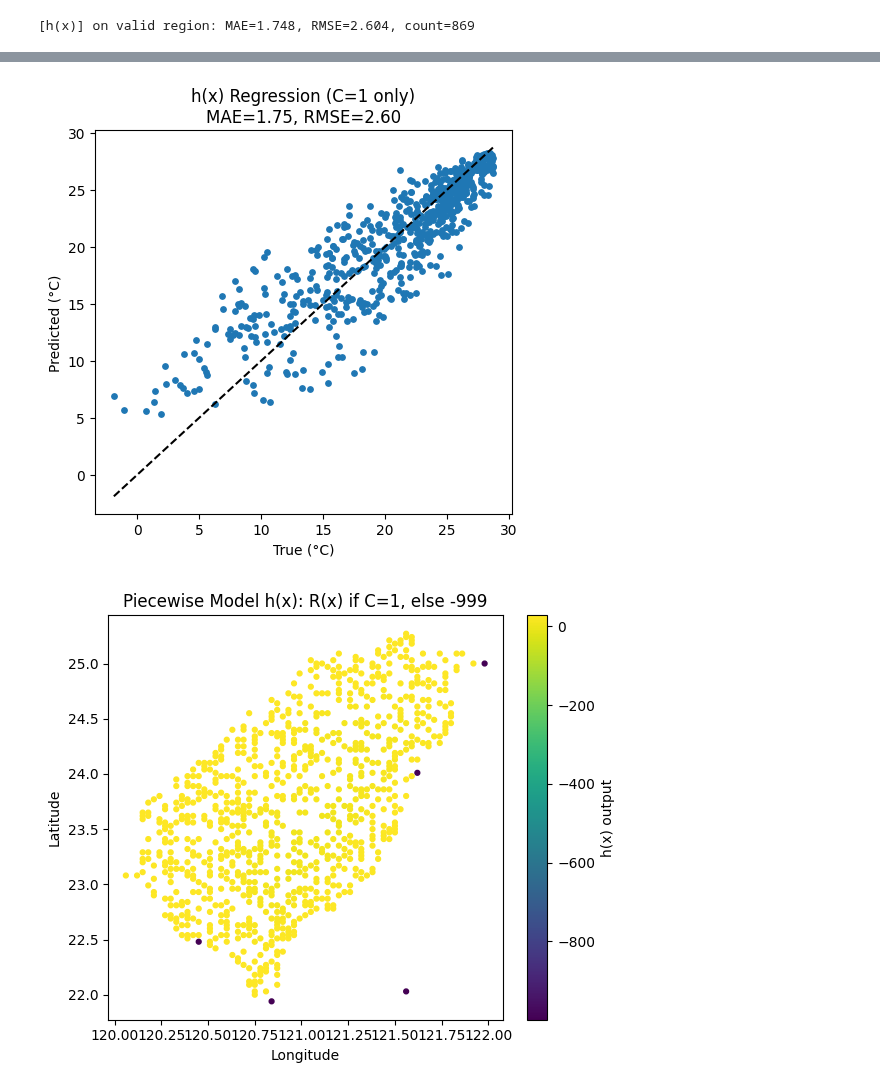
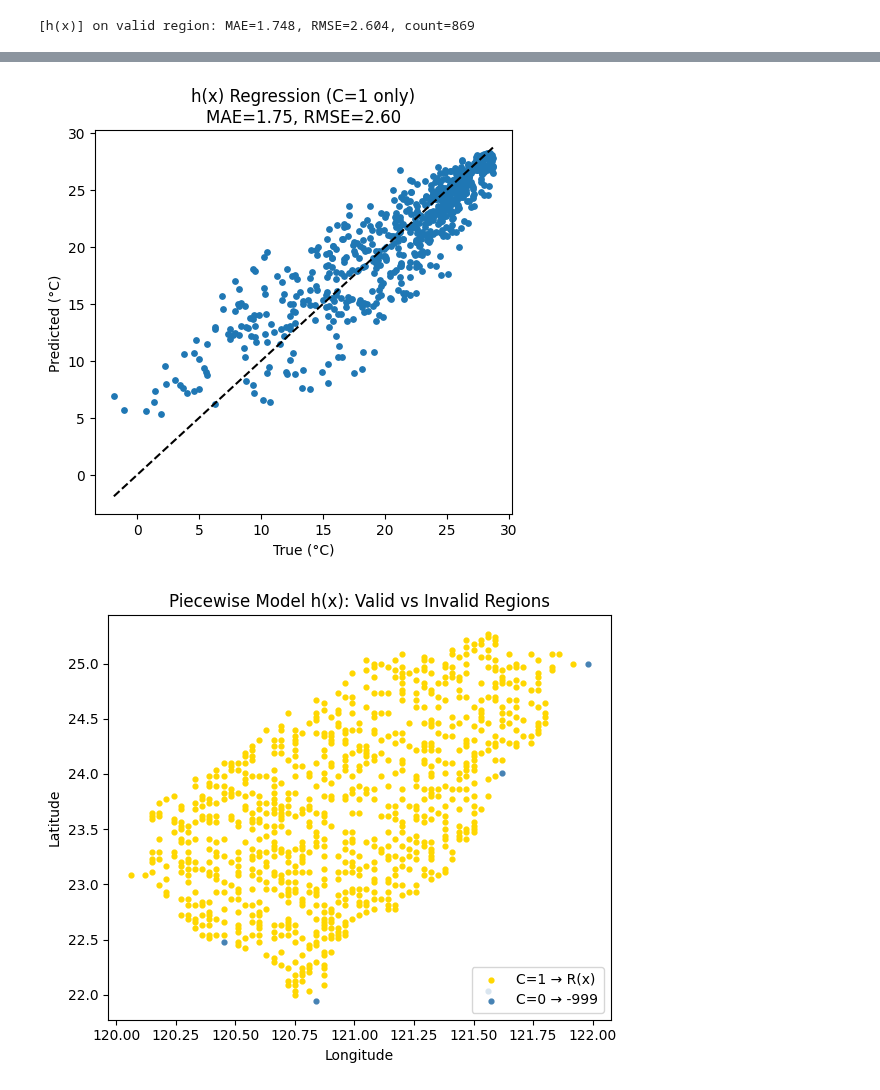
Before and after one commit to XuanWeiWang-999/2025_machine_learning, a Jupyter notebook: Week_6/1141ML_Week_6_Prog02_revised_313652018.ipynb, the cells around one changed output, grey strips where cells are left out. Drawn from its saved outputs; the diff is of its cells as text; code cells hidden in the pictures.

```diff
--- a/Week_6/1141ML_Week_6_Prog02_revised_313652018.ipynb
+++ b/Week_6/1141ML_Week_6_Prog02_revised_313652018.ipynb
@@ -75,7 +75,7 @@ plt.title("Ground Truth (Classification)")
 plt.xlabel("Longitude"); plt.ylabel("Latitude")
 
 plt.subplot(1,2,2)
-plt.scatter(Xr_te[:,0], Xr_te[:,1], c=(y_h!=-999), cmap="coolwarm", s=10)
+plt.scatter(Xc_te[:,0], Xc_te[:,1], c=C.predict(Xc_te), cmap="coolwarm", s=10)
 plt.title("h(x) Classification Region (C=1 vs C=0)")
 plt.xlabel("Longitude"); plt.ylabel("Latitude")
 plt.tight_layout()
@@ -93,11 +93,22 @@ if mask_valid.any():
     plt.show()
 
 # (3) h(x) 預測分布圖
+# === 改良版圖二：二色散點 ===
 plt.figure(figsize=(6,5))
-sc = plt.scatter(lon, lat, c=y_h, cmap="viridis", s=12)
-plt.colorbar(sc, label="h(x) output")
-plt.title("Piecewise Model h(x): R(x) if C=1, else -999")
+
+mask_valid = (y_h != -999)
+
+# 有效區域 (C=1)
+plt.scatter(Xr_te[mask_valid,0], Xr_te[mask_valid,1],
+            color='gold', s=12, label='C=1 → R(x)')
+
+# 無效區域 (C=0)
+plt.scatter(Xr_te[~mask_valid,0], Xr_te[~mask_valid,1],
+            color='steelblue', s=12, label='C=0 → -999')
+
+plt.title("Piecewise Model h(x): Valid vs Invalid Regions")
 plt.xlabel("Longitude"); plt.ylabel("Latitude")
+plt.legend(loc='lower right')
 plt.tight_layout()
 plt.show()
 
@@ -116,3 +127,3 @@ if mask_valid.any():
 [figure]
-[figure, old version]
+[figure, new version]
 [figure]
```
Also changed, not shown: parts of 4 cells of this notebook.
